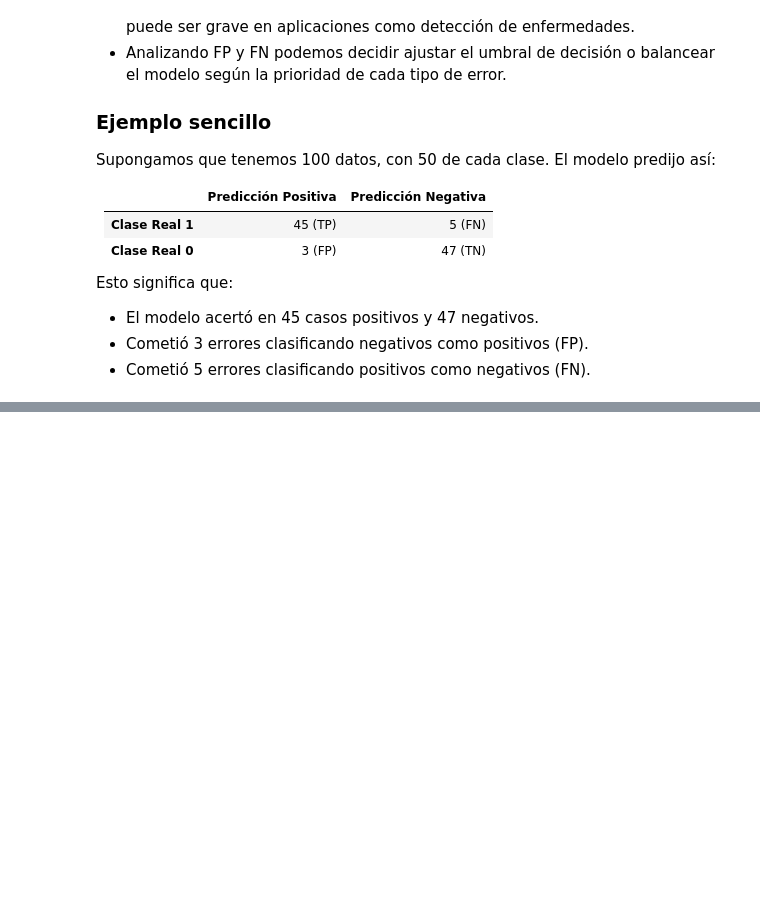
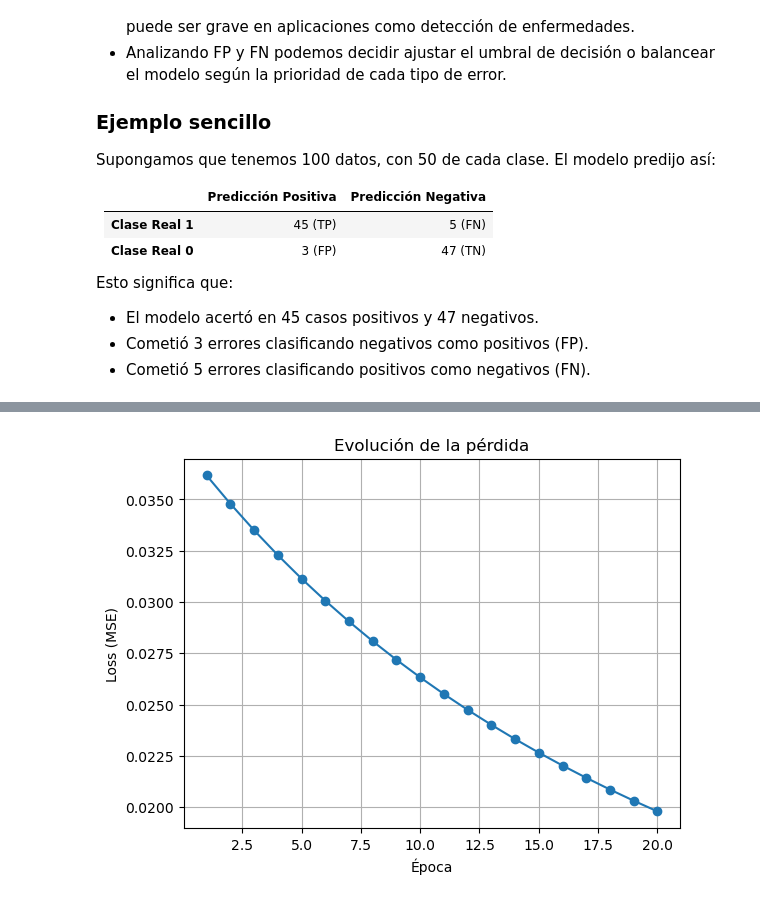
Before and after one commit to gbdiazc/Diseno-experimental, a Jupyter notebook: Redes Neuronales.ipynb, the cells around one changed output, grey strips where cells are left out. Drawn from its saved outputs; the diff is of its cells as text; code cells hidden in the pictures; blank space fills up the shorter version.

```diff
--- a/Redes Neuronales.ipynb
+++ b/Redes Neuronales.ipynb
@@ -920,0 +1349,61 @@ plt.show()
+# %%
+import numpy as np
+import matplotlib.pyplot as plt
+
+# Función sigmoide y su derivada
+def sigmoid(z):
+    return 1 / (1 + np.exp(-z))
+
+def sigmoid_derivative(z):
+    return sigmoid(z) * (1 - sigmoid(z))
+
+# Parámetros iniciales
+x = 2
+y_true = 1
+w = 0.5     # peso inicial
+b = 0       # sesgo inicial
+eta = 0.1   # tasa de aprendizaje
+epochs = 20
+
+# Historial para graficar
+loss_history = []
+weight_history = []
+bias_history = []
+
+for epoch in range(epochs):
+    # Forward pass
+    z = w * x + b
+    y_pred = sigmoid(z)
+
+    # Pérdida (MSE)
+    loss = 0.5 * (y_pred - y_true) ** 2
+
+    # Gradientes
+    dL_dy = y_pred - y_true
+    dy_dz = sigmoid_derivative(z)
+    dz_dw = x
+    dz_db = 1
+
+    dL_dw = dL_dy * dy_dz * dz_dw
+    dL_db = dL_dy * dy_dz * dz_db
+
+    # Actualización de parámetros
+    w = w - eta * dL_dw
+    b = b - eta * dL_db
+
+    # Guardar historial
+    loss_history.append(loss)
+    weight_history.append(w)
+    bias_history.append(b)
+
+    # Mostrar resultados por época
+    print(f"Época {epoch+1:02d}: Loss = {loss:.4f}, w = {w:.4f}, b = {b:.4f}")
+
+# Gráfica de la pérdida
+plt.plot(range(1, epochs+1), loss_history, marker='o')
+plt.title("Evolución de la pérdida")
+plt.xlabel("Época")
+plt.ylabel("Loss (MSE)")
+plt.grid(True)
+plt.show()
+# %% [output]
@@ -920,0 +1430 @@ plt.show()
+[figure, added]
```
Also changed, not shown: parts of 12 cells of this notebook.
